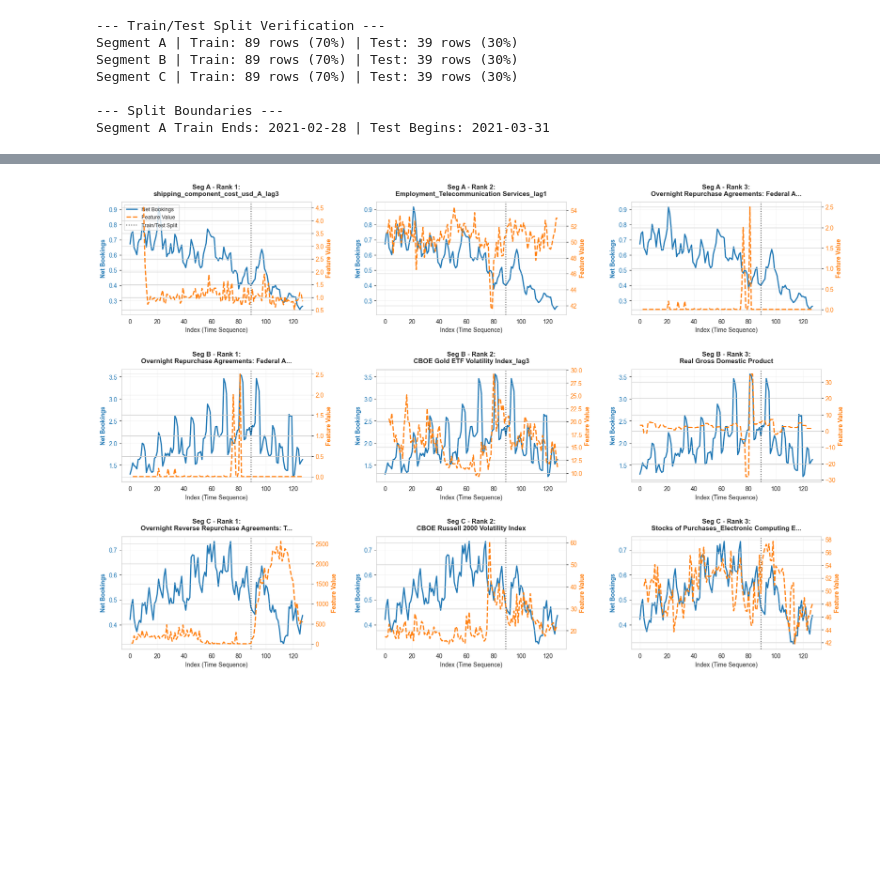
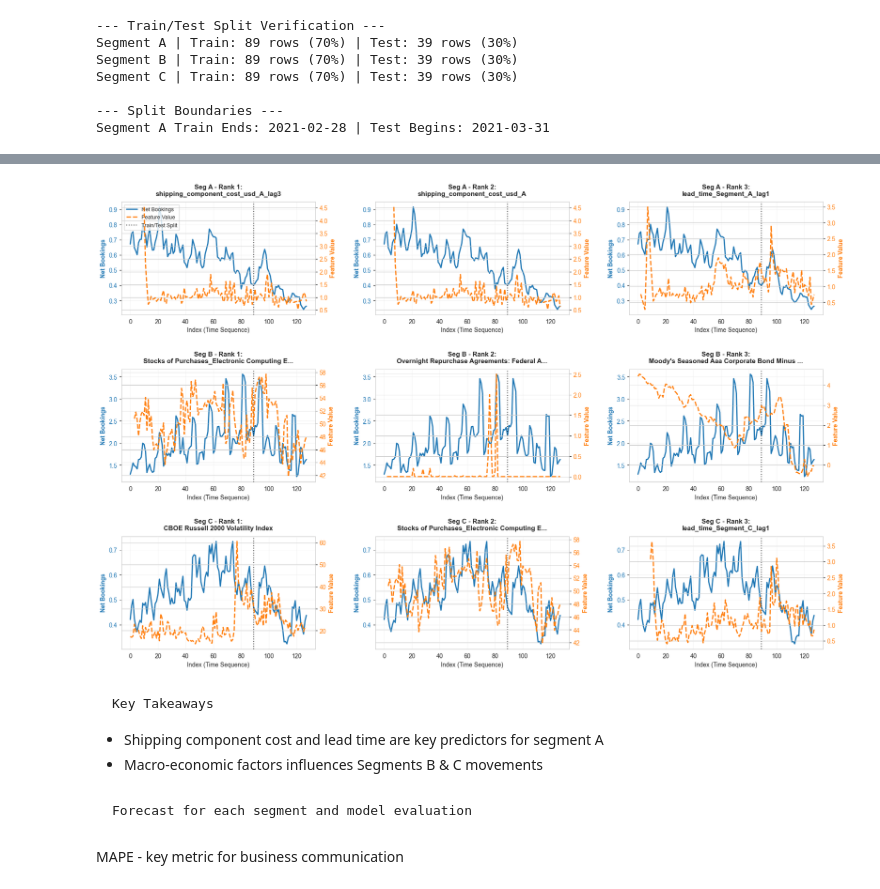
Before and after one commit to abhisekdey12/cisco_use_case, a Jupyter notebook: Entity Booking Forecast.ipynb, the cells around one changed output, grey strips where cells are left out. Cells and saved outputs as stored; diff of their text form; code cells hidden in the pictures; blank space fills up the shorter version.

```diff
--- a/Entity Booking Forecast.ipynb
+++ b/Entity Booking Forecast.ipynb
@@ -487,7 +406,7 @@ def drop_highly_correlated(train_df, test_df, threshold=0.8):
     upper = corr_matrix.where(np.triu(np.ones(corr_matrix.shape), k=1).astype(bool))
 
     # Find features with correlation greater than threshold
-    to_drop = [column for column in upper.columns if any(upper[column] > threshold) and column not in target_cols]
+    to_drop = [column for column in upper.columns if any(abs(upper[column]) > threshold) and column not in target_cols]
 
     # Drop the features from both train and test sets
     train_reduced = train_df.drop(columns=to_drop)
@@ -505,8 +424,11 @@ df_B_lagged = create_lagged_features(df_B, n_lags=3)
 train_B, test_B = time_series_split(df_B_lagged, train_ratio=0.7)
 train_B_filtered, test_B_filtered, dropped_B = drop_highly_correlated(train_B, test_B, threshold=0.8)
 
-
-# Apply the pipeline to Segment A
+# Apply the pipeline to Segment C
 df_C_lagged = create_lagged_features(df_C, n_lags=3)
 train_C, test_C = time_series_split(df_C_lagged, train_ratio=0.7)
 train_C_filtered, test_C_filtered, dropped_C = drop_highly_correlated(train_C, test_C, threshold=0.8)
+
+print('In segment A, number of features dropped from {0} to {1} due to high correlation '.format(df_A_lagged.shape[1], train_A_filtered.shape[1]))
+print('In segment B, number of features dropped from {0} to {1} due to high correlation '.format(df_B_lagged.shape[1], train_B_filtered.shape[1]))
+print('In segment C, number of features dropped from {0} to {1} due to high correlation '.format(df_C_lagged.shape[1], train_C_filtered.shape[1]))
@@ -641,20 +564,32 @@ for row_idx, (seg, (train_df, test_df)) in enumerate(datasets.items()):
     # Calculate differenced target (predicting the change)
     y_train_diff = y_train_abs - train_lag1
 
-    # Mask to remove nulls
+    # Mask to remove nulls in the TARGET variable only
     train_mask = y_train_diff.notna() & y_train_abs.notna()
     X_train_clean = X_train[train_mask]
     y_train_diff_clean = y_train_diff[train_mask]
 
-    # Feature selection logic matching our successful model
-    imputer = SimpleImputer(strategy='mean')
-    X_train_imp = pd.DataFrame(imputer.fit_transform(X_train_clean), columns=X_train_clean.columns)
+    # --- NO IMPUTATION NEEDED ---
+    # Use HistGradientBoostingRegressor which handles NaNs natively
+    sel_model = HistGradientBoostingRegressor(
+        loss='squared_error',
+        learning_rate=0.05,
+        max_iter=50,
+        max_depth=3,
+        min_samples_leaf=10,
+        l2_regularization=1.0,
+        random_state=42
+    )
+    sel_model.fit(X_train_clean, y_train_diff_clean)
 
-    sel_model = GradientBoostingRegressor(random_state=42, max_depth=3)
-    sel_model.fit(X_train_imp, y_train_diff_clean)
+    # Calculate Permutation Importance directly on the data with NaNs
+    perm_importance = permutation_importance(sel_model, X_train_clean, y_train_diff_clean, n_repeats=5, random_state=42)
 
     # Extract feature importances
-    importance_df = pd.DataFrame({'Feature': X_train_clean.columns, 'Imp': sel_model.feature_importances_})
+    importance_df = pd.DataFrame({
+        'Feature': X_train_clean.columns,
+        'Imp': perm_importance.importances_mean
+    })
 
     # EXCLUDE the target variable lags (anything containing 'net_bookings_3m')
     importance_df_filtered = importance_df[~importance_df['Feature'].str.contains('net_bookings_3m')]
@@ -678,31 +613,31 @@ for row_idx, (seg, (train_df, test_df)) in enumerate(datasets.items()):
         ax.set_ylabel('Net Bookings', color=color1, fontsize=10, fontweight='bold')
         ax.tick_params(axis='y', labelcolor=color1)
 
         # Secondary Y-axis: Feature (Dashed Orange)
         ax2 = ax.twinx()
         color2 = '#ff7f0e'
         l2, = ax2.plot(time_index, feat_full, color=color2, linewidth=2, linestyle='--', label='Feature Value')
         ax2.set_ylabel('Feature Value', color=color2, fontsize=10, fontweight='bold')
         ax2.tick_params(axis='y', labelcolor=color2)
 
         # Train/Test Split Boundary
         l3 = ax.axvline(x=split_idx, color='black', linestyle=':', alpha=0.7, label='Train/Test Split')
 
         # Format Titles & Legend
         # Truncate feature name to make the title cleaner visually
         title_feat = feat.replace(' | Segment', '').replace(' (DISCONTINUED)', '')
         if len(title_feat) > 45:
             title_feat = title_feat[:42] + '...'
 
         ax.set_title(f'Seg {seg} - Rank {col_idx+1}:\n{title_feat}', fontsize=11, fontweight='bold', pad=10)
         ax.set_xlabel('Index (Time Sequence)')
         ax.grid(True, alpha=0.2)
 
         # Only add the legend to the first plot to avoid clutter
         if col_idx == 0 and row_idx == 0:
             ax.legend([l1, l2, l3], ['Net Bookings', 'Feature Value', 'Train/Test Split'], loc='upper left', fontsize=9)
 
 plt.tight_layout(pad=3.0)
 plt.show()
 # %% [output]
-[figure, old version]
+[figure, new version]
@@ -722,3 +644,11 @@ DIFFERENCED TIME-SERIES MODELING AND EVALUATION LOGIC:
+# %% [markdown]
+    Key Takeaways
+- Shipping component cost and lead time are key predictors for segment A
+- Macro-economic factors influences Segments B & C movements
+# %% [markdown]
+    Forecast for each segment and model evaluation
+# %% [markdown]
+MAPE - key metric for business communication
 # %%
 # Mapping the segments to their respective in-memory dataframes
 datasets = {
```
Also changed, not shown: parts of 47 cells of this notebook.
